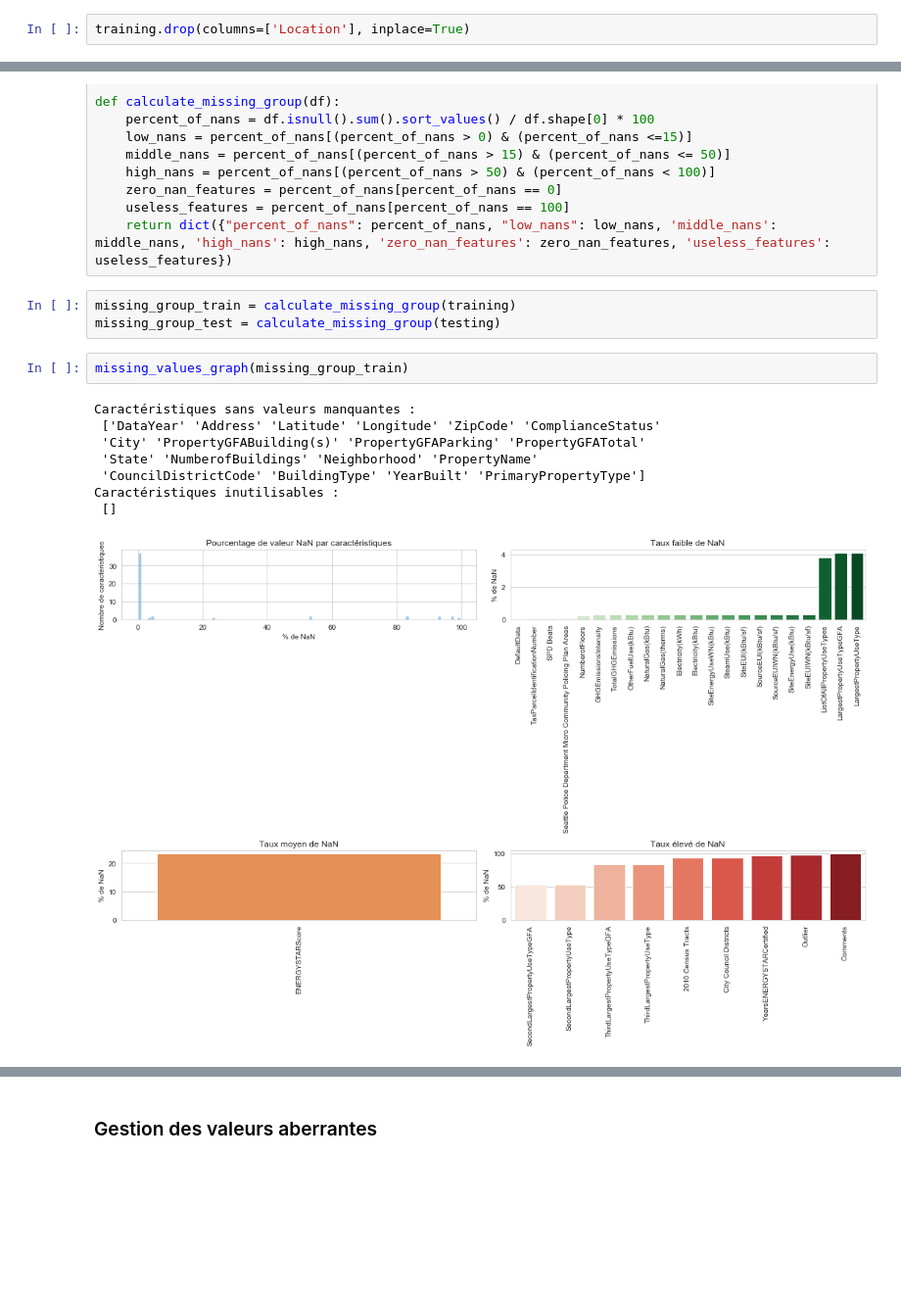
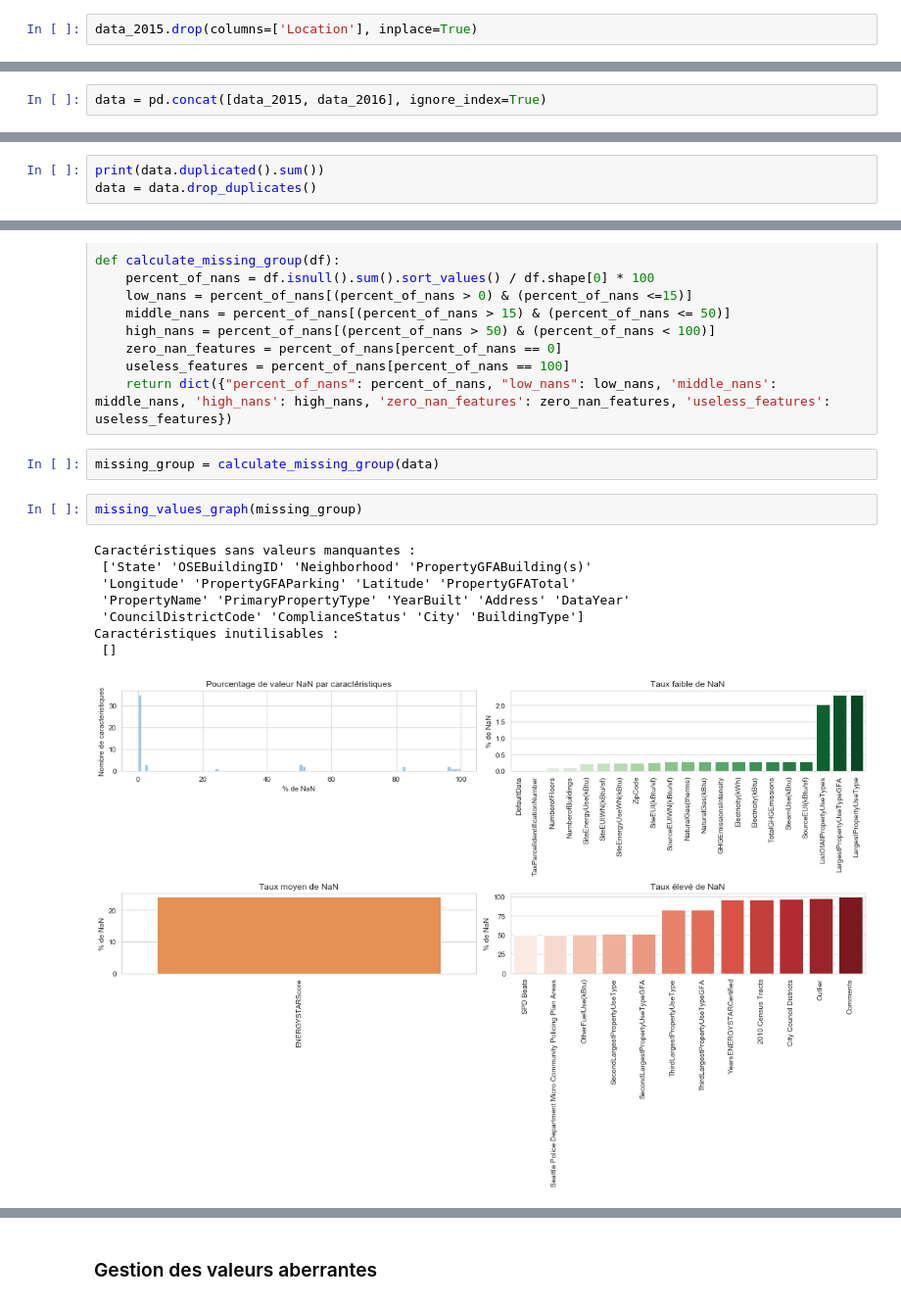
Before and after one commit to Julien-Martin/OC-IML-P3, a Jupyter notebook: Data Cleaning.ipynb, the cells around one changed output, grey strips where cells are left out. Shown: that part at 98% size. Cells and saved outputs as stored; diff of their text form; blank space fills up the shorter version.

```diff
--- a/Data Cleaning.ipynb
+++ b/Data Cleaning.ipynb
@@ -105,2 +91,2 @@ training['ZipCode'] = zipcode
 # %%
-training.drop(columns=['Location'], inplace=True)
+data_2015.drop(columns=['Location'], inplace=True)
@@ -114,0 +103,2 @@ Index([], dtype='object')
+# %%
+data = pd.concat([data_2015, data_2016], ignore_index=True)
@@ -114,0 +107,3 @@ Index([], dtype='object')
+# %%
+print(data.duplicated().sum())
+data = data.drop_duplicates()
@@ -202,17 +179,16 @@ def calculate_missing_group(df):
     zero_nan_features = percent_of_nans[percent_of_nans == 0]
     useless_features = percent_of_nans[percent_of_nans == 100]
     return dict({"percent_of_nans": percent_of_nans, "low_nans": low_nans, 'middle_nans': middle_nans, 'high_nans': high_nans, 'zero_nan_features': zero_nan_features, 'useless_features': useless_features})
-# %%
-missing_group_train = calculate_missing_group(training)
-missing_group_test = calculate_missing_group(testing)
+# %%
+missing_group = calculate_missing_group(data)
 # %%
-missing_values_graph(missing_group_train)
+missing_values_graph(missing_group)
 # %% [output]
 Caractéristiques sans valeurs manquantes :
- ['DataYear' 'Address' 'Latitude' 'Longitude' 'ZipCode' 'ComplianceStatus'
- 'City' 'PropertyGFABuilding(s)' 'PropertyGFAParking' 'PropertyGFATotal'
- 'State' 'NumberofBuildings' 'Neighborhood' 'PropertyName'
- 'CouncilDistrictCode' 'BuildingType' 'YearBuilt' 'PrimaryPropertyType']
+ ['State' 'OSEBuildingID' 'Neighborhood' 'PropertyGFABuilding(s)'
+ 'Longitude' 'PropertyGFAParking' 'Latitude' 'PropertyGFATotal'
+ 'PropertyName' 'PrimaryPropertyType' 'YearBuilt' 'Address' 'DataYear'
+ 'CouncilDistrictCode' 'ComplianceStatus' 'City' 'BuildingType']
 Caractéristiques inutilisables :
  []
-[figure, old version]
+[figure, new version]
```
Also changed, not shown: parts of 51 cells of this notebook.
